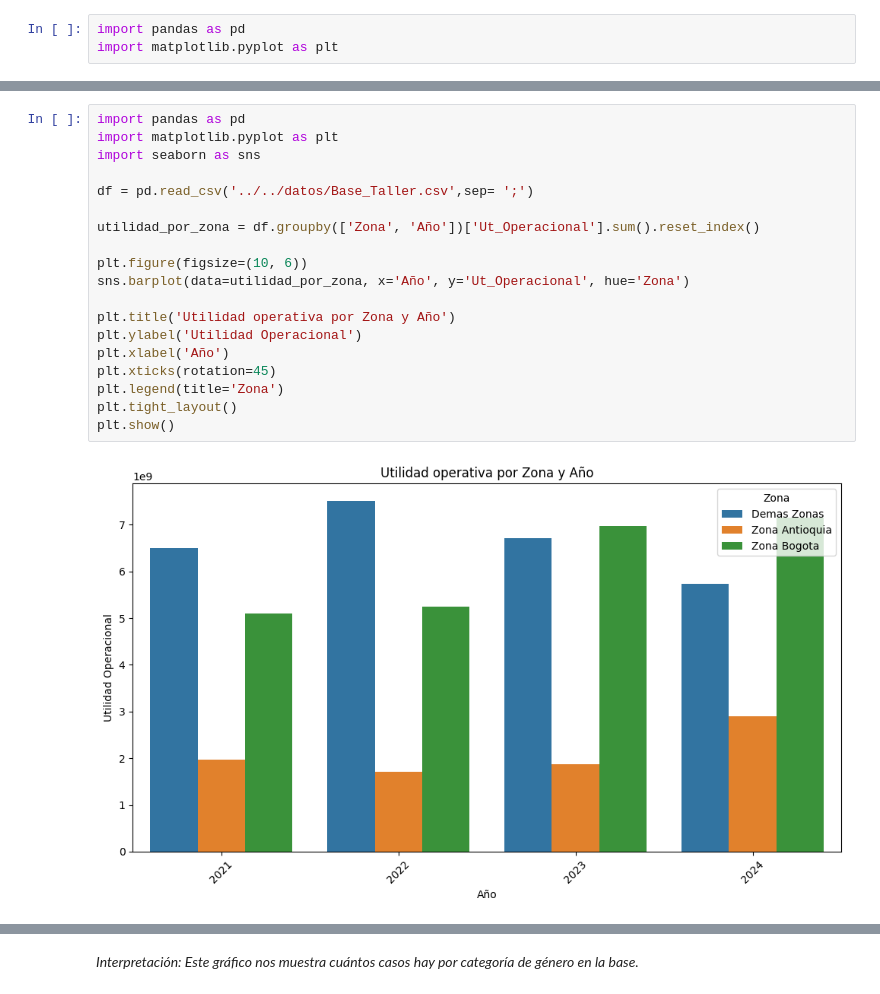
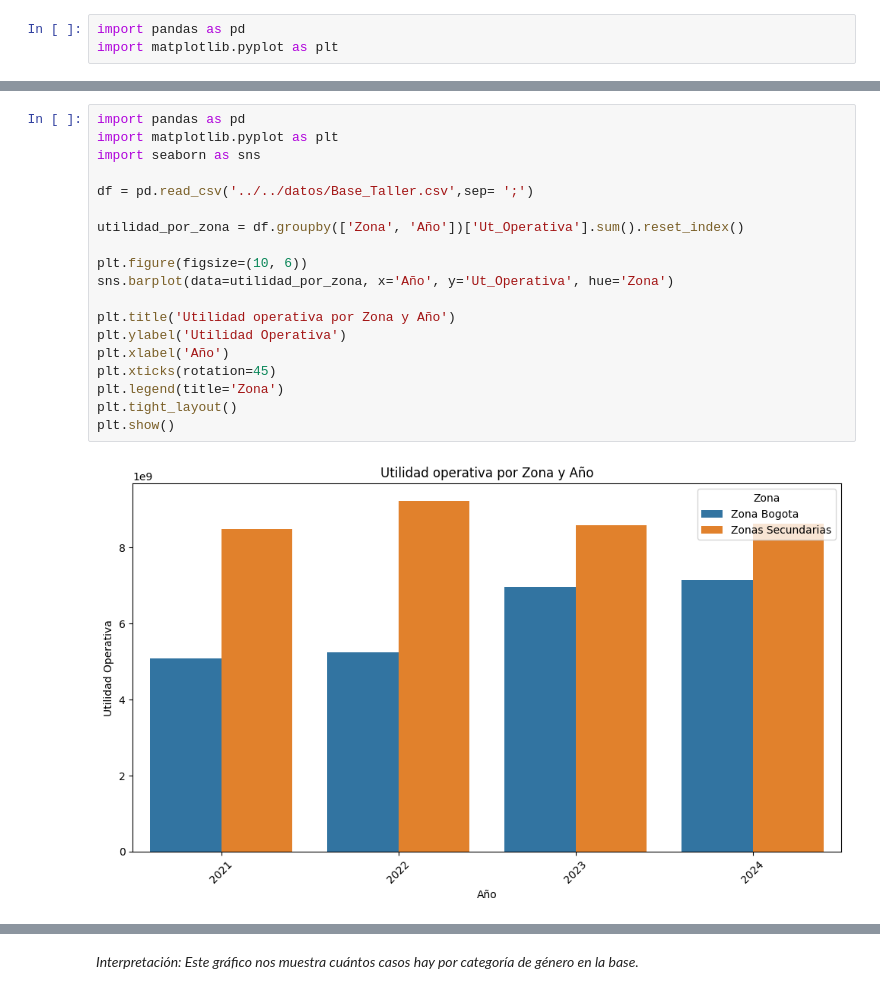
Before and after one commit to Anyeladr/taller, a Jupyter notebook: session-01/notebooks/Sesion 1.ipynb, the cells around one changed output, grey strips where cells are left out. Saved outputs shown, nothing was run; the diff lists cells and outputs as text.

```diff
--- a/session-01/notebooks/Sesion 1.ipynb
+++ b/session-01/notebooks/Sesion 1.ipynb
@@ -54,24 +54,24 @@ df.describe(include='all')
 # %%
 import pandas as pd
 import matplotlib.pyplot as plt
 import seaborn as sns
 
 df = pd.read_csv('../../datos/Base_Taller.csv',sep= ';')
 
-utilidad_por_zona = df.groupby(['Zona', 'Año'])['Ut_Operacional'].sum().reset_index()
+utilidad_por_zona = df.groupby(['Zona', 'Año'])['Ut_Operativa'].sum().reset_index()
 
 plt.figure(figsize=(10, 6))
-sns.barplot(data=utilidad_por_zona, x='Año', y='Ut_Operacional', hue='Zona')
+sns.barplot(data=utilidad_por_zona, x='Año', y='Ut_Operativa', hue='Zona')
 
 plt.title('Utilidad operativa por Zona y Año')
-plt.ylabel('Utilidad Operacional')
+plt.ylabel('Utilidad Operativa')
 plt.xlabel('Año')
 plt.xticks(rotation=45)
 plt.legend(title='Zona')
 plt.tight_layout()
 plt.show()
 # %% [output]
-[figure, old version]
+[figure, new version]
 # %%
 import pandas as pd
 df = pd.read_csv('../../datos/Base_Taller.csv',sep= ';')
```
Also changed, not shown: parts of 11 cells of this notebook, 1 other file.
